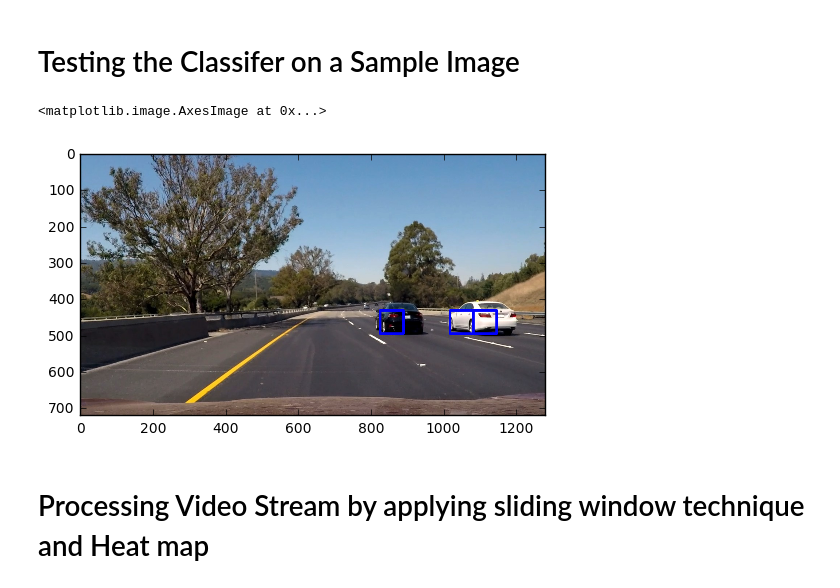
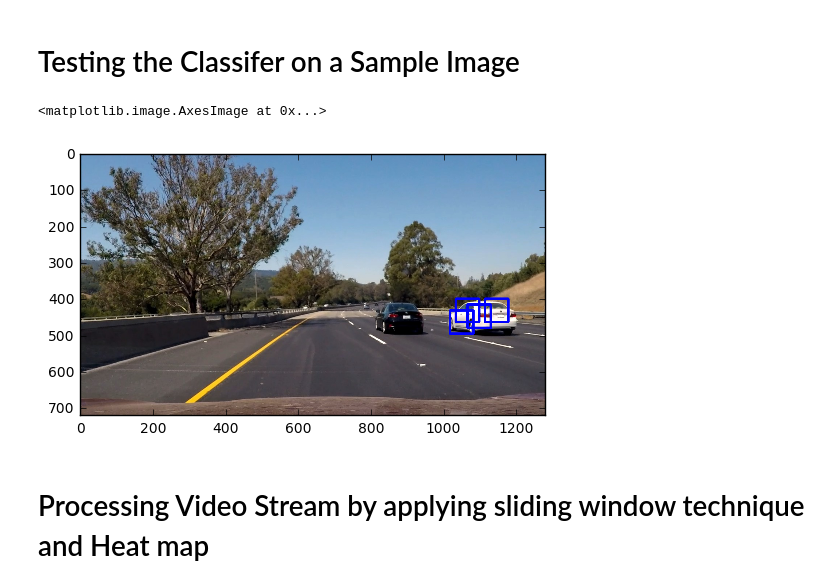
Before and after one commit to vjchele/Udacity_VehicleDetection, a Jupyter notebook: VehicleDetection.ipynb, the cells around one changed output. Drawn from its saved outputs; the diff is of its cells as text; code cells hidden in the pictures.

```diff
--- a/VehicleDetection.ipynb
+++ b/VehicleDetection.ipynb
@@ -36,9 +36,9 @@ plt.imshow(notcar_image)
 #  Feature Extraction and Training the Classifier
 # %%
 color_space = 'YCrCb' # Can be RGB, HSV, LUV, HLS, YUV, YCrCb
-orient = 5  # HOG orientations
-pix_per_cell = 8 # HOG pixels per cell
-cell_per_block = 5 # HOG cells per block
+orient = 11  # HOG orientations
+pix_per_cell = 16 # HOG pixels per cell
+cell_per_block = 2 # HOG cells per block
 hog_channel = 'ALL' # Can be 0, 1, 2, or "ALL"
 spatial_size = (16, 16) # Spatial binning dimensions
 hist_bins = 24    # Number of histogram bins
@@ -46,7 +46,7 @@ spatial_feat = False # Spatial features on or off
 hist_feat = False # Histogram features on or off
 hog_feat = True # HOG features on or off
 xy_window = (64, 64)
-xy_overlap = (0.5, 0.5)
+xy_overlap = (0.75, 0.75)
 x_start_stop = [600,1280]
 y_start_stop = [400, 720] # Min and max in y to search in slide_window()
 
@@ -128,29 +130,38 @@ t=time.time()
 # %%
 image = mpimg.imread('test_images/test6.jpg')
 draw_image = np.copy(image)
 
 # Uncomment the following line if you extracted training
 # data from .png images (scaled 0 to 1 by mpimg) and the
 # image you are searching is a .jpg (scaled 0 to 255)
 image = image.astype(np.float32)/255
 
 
-windows = slide_window(image, x_start_stop=x_start_stop, y_start_stop=y_start_stop,
-                    xy_window=xy_window, xy_overlap=(0.5, 0.5))
+windows1 = slide_window(image, x_start_stop=x_start_stop, y_start_stop=y_start_stop,
+                    xy_window=(64, 64), xy_overlap=xy_overlap)
+
+
+windows2 = slide_window(image, x_start_stop=x_start_stop, y_start_stop=y_start_stop,
+                    xy_window=(96, 96), xy_overlap=xy_overlap)
+
+windows3 = slide_window(image, x_start_stop=x_start_stop, y_start_stop=y_start_stop,
+                    xy_window=(128, 128), xy_overlap=xy_overlap)
+windows = windows1 + windows2 + windows3
 
 hot_windows = search_windows(image, windows, svc, X_scaler, color_space=color_space,
                         spatial_size=spatial_size, hist_bins=hist_bins,
                         orient=orient, pix_per_cell=pix_per_cell,
                         cell_per_block=cell_per_block,
                         hog_channel=hog_channel, spatial_feat=spatial_feat,
                         hist_feat=hist_feat, hog_feat=hog_feat)
 
+
 window_img = draw_boxes(draw_image, hot_windows, color=(0, 0, 255), thick=6)
 
 plt.imshow(window_img)
 # %% [output]
 <matplotlib.image.AxesImage at 0x...>
-[figure, old version]
+[figure, new version]
 # %% [markdown]
 # Processing Video Stream by applying sliding window technique and Heat map
 # %%
```
Also changed, not shown: parts of 4 cells of this notebook, 2 other files.
